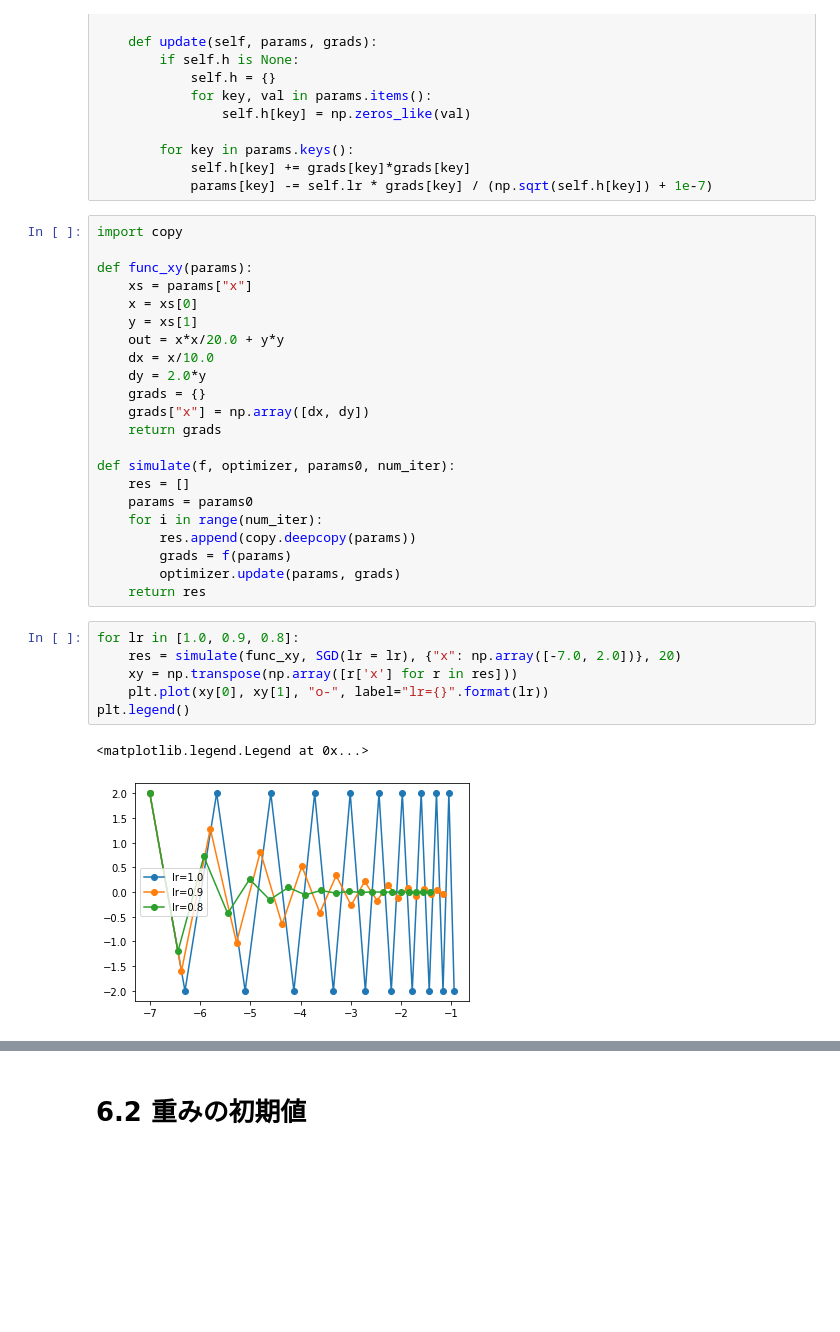
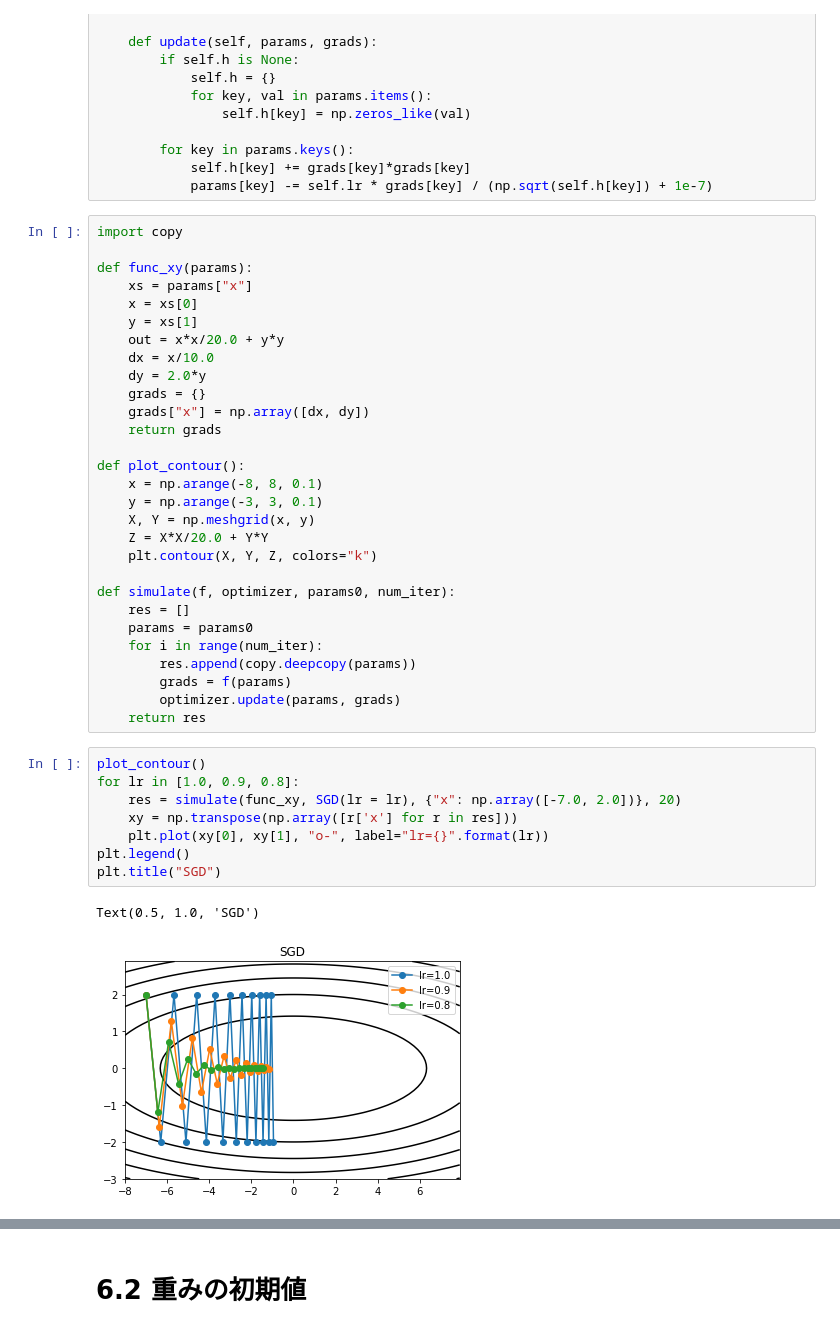
Before and after one commit to reim2zk/deep-learning-from-scratch, a Jupyter notebook: src/chapter6.ipynb, the cells around one changed output, grey strips where cells are left out. Drawn from its saved outputs; the diff is of its cells as text; blank space fills up the shorter version.

```diff
--- a/src/chapter6.ipynb
+++ b/src/chapter6.ipynb
@@ -57,6 +57,13 @@ def func_xy(params):
     grads["x"] = np.array([dx, dy])
     return grads
 
+def plot_contour():
+    x = np.arange(-8, 8, 0.1)
+    y = np.arange(-3, 3, 0.1)
+    X, Y = np.meshgrid(x, y)
+    Z = X*X/20.0 + Y*Y
+    plt.contour(X, Y, Z, colors="k")
+
 def simulate(f, optimizer, params0, num_iter):
     res = []
     params = params0
@@ -66,12 +73,14 @@ def simulate(f, optimizer, params0, num_iter):
         optimizer.update(params, grads)
     return res
 # %%
+plot_contour()
 for lr in [1.0, 0.9, 0.8]:
     res = simulate(func_xy, SGD(lr = lr), {"x": np.array([-7.0, 2.0])}, 20)
     xy = np.transpose(np.array([r['x'] for r in res]))
     plt.plot(xy[0], xy[1], "o-", label="lr={}".format(lr))
 plt.legend()
+plt.title("SGD")
 # %% [output]
-<matplotlib.legend.Legend at 0x...>
+Text(0.5, 1.0, 'SGD')
-[figure, old version]
+[figure, new version]
 # %%
```
Also changed, not shown: parts of 6 cells of this notebook.
